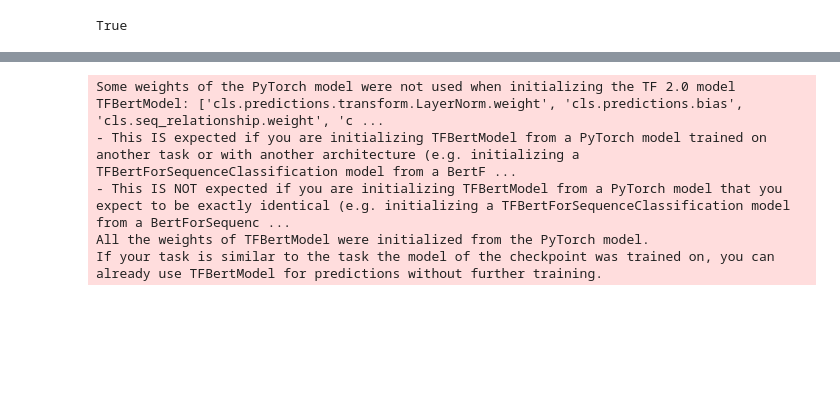
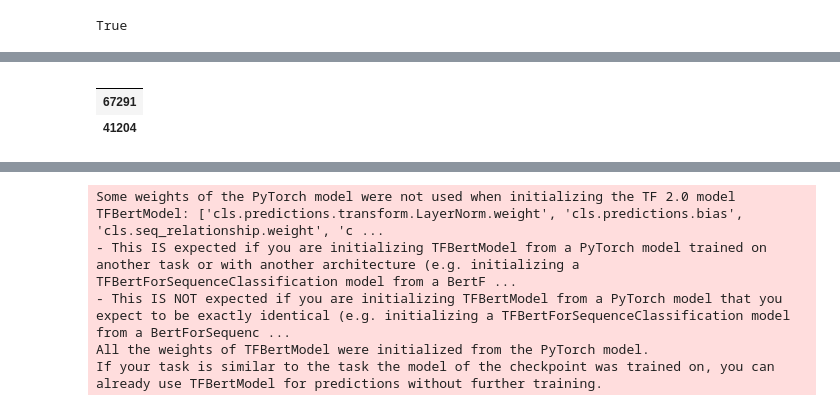
Before and after one commit to MarianoChic09/MSc-ORT-Deep-Learning, a Jupyter notebook: Obligatorio/obligatorio_deep_learning_2023_c_WANDB.ipynb, the cells around one changed output, grey strips where cells are left out. Cells and saved outputs as stored; diff of their text form; code cells hidden in the pictures; blank space fills up the shorter version.

```diff
--- a/Obligatorio/obligatorio_deep_learning_2023_c_WANDB.ipynb
+++ b/Obligatorio/obligatorio_deep_learning_2023_c_WANDB.ipynb
@@ -267,0 +312,6 @@ True
+# %%
+X_text_train.head(2)
+# %% [output]
+|  |
+| 67291 |
+| 41204 |
```
Also changed, not shown: parts of 26 cells of this notebook.
